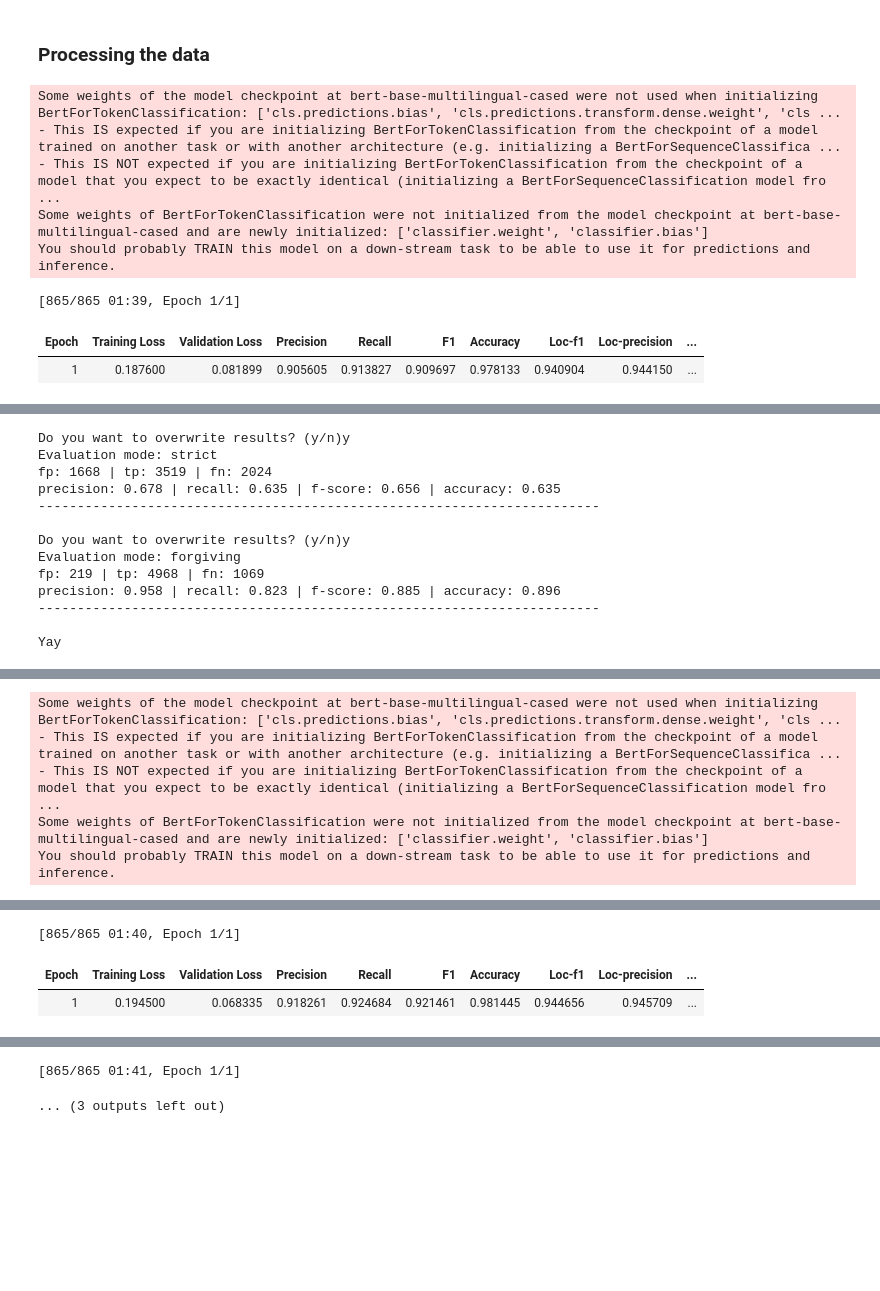
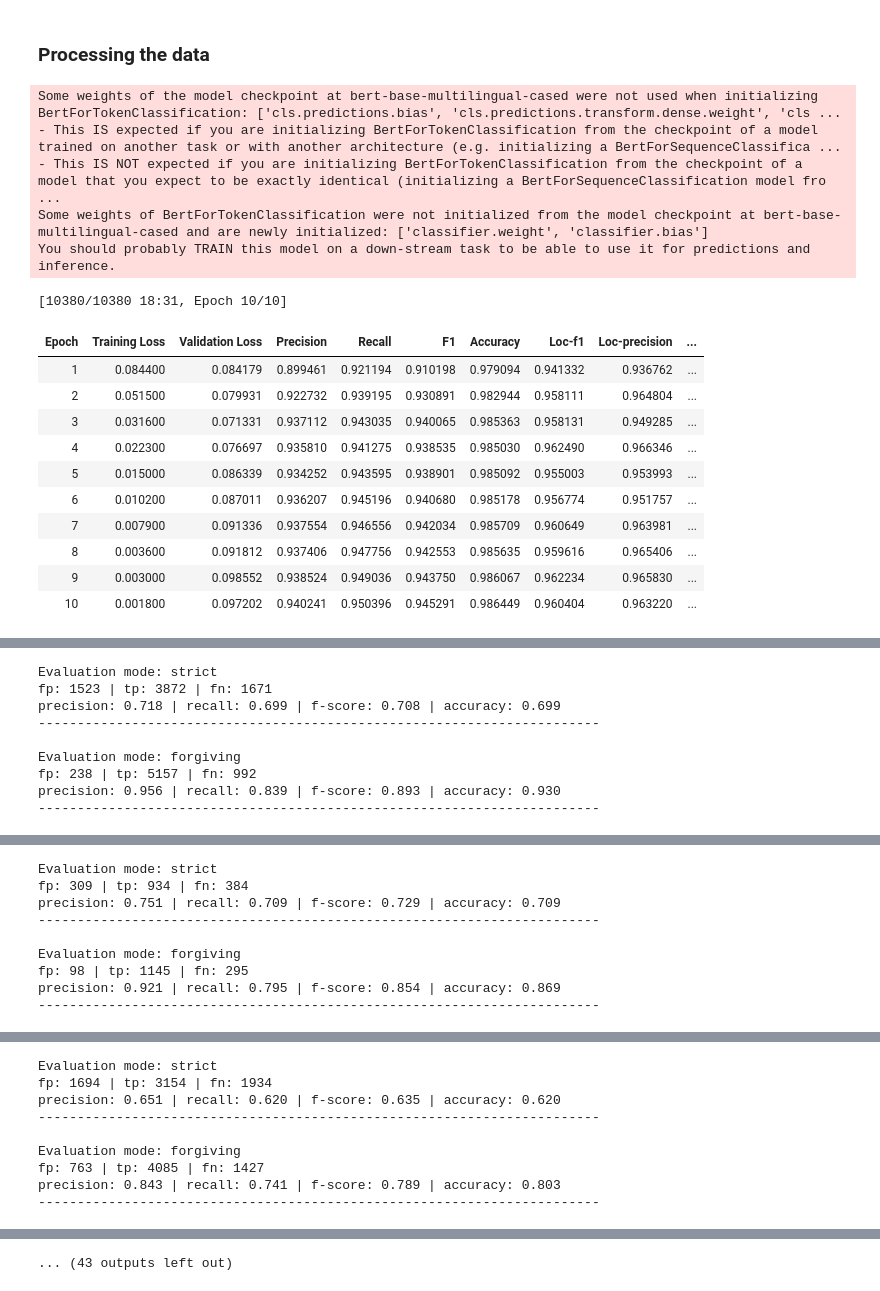
Before and after one commit to BernardWez/thesis, a Jupyter notebook: notebooks/experiments/mBERT/mBERT - fine-tuning (with cross validation).ipynb, the cells around one changed output, grey strips where cells are left out. Cells and saved outputs as stored; diff of their text form; code cells hidden in the pictures; blank space fills up the shorter version.

Commit message:
Run mBERT cross validation

```diff
--- a/notebooks/experiments/mBERT/mBERT - fine-tuning (with cross validation).ipynb
+++ b/notebooks/experiments/mBERT/mBERT - fine-tuning (with cross validation).ipynb
@@ -64,7 +64,7 @@ tokenized_dataset = all_data.map(tokenize_and_align_labels, batched=True)
 # %%
 from sklearn.model_selection import KFold
 # %%
-n = 3
+n = 5
 seed = 40
 kf = KFold(n_splits=n, random_state=seed, shuffle=True)
 # %%
@@ -109,7 +109,7 @@ args = TrainingArguments(
     learning_rate=2e-5,
     per_device_train_batch_size=batch_size,
     per_device_eval_batch_size=batch_size,
-    num_train_epochs=1,
+    num_train_epochs=10,
     weight_decay=0.01,
     load_best_model_at_end=True,
     metric_for_best_model="f1",
@@ -121,46 +121,51 @@ data_collator = DataCollatorForTokenClassification(tokenizer)
 
 for train_index, eval_index in kf.split(tokenized_dataset):
 
     train_data = tokenized_dataset.select(train_index)
     eval_data = tokenized_dataset.select(eval_index)
 
     model = AutoModelForTokenClassification.from_pretrained(model_checkpoint, num_labels=len(label_list))
 
     trainer = Trainer(model,
                       args,
                       train_dataset=train_data,
                       eval_dataset=eval_data,
                       data_collator=data_collator,
                       tokenizer=tokenizer,
                       compute_metrics=compute_metrics)
 
     trainer.add_callback(EarlyStoppingCallback(early_stopping_patience=3))
 
     trainer.train()
 
     cross_validation_mBERT(model, tokenizer, label_list, fold)
 
     fold += 1
 # %% [output]
 Some weights of the model checkpoint at bert-base-multilingual-cased were not used when initializing BertForTokenClassification: ['cls.predictions.bias', 'cls.predictions.transform.dense.weight', 'cls ...
 - This IS expected if you are initializing BertForTokenClassification from the checkpoint of a model trained on another task or with another architecture (e.g. initializing a BertForSequenceClassifica ...
 - This IS NOT expected if you are initializing BertForTokenClassification from the checkpoint of a model that you expect to be exactly identical (initializing a BertForSequenceClassification model fro ...
 Some weights of BertForTokenClassification were not initialized from the model checkpoint at bert-base-multilingual-cased and are newly initialized: ['classifier.weight', 'classifier.bias']
 You should probably TRAIN this model on a down-stream task to be able to use it for predictions and inference.
-[865/865 01:39, Epoch 1/1]
+[10380/10380 18:31, Epoch 10/10]
 | Epoch | Training Loss | Validation Loss | Precision | Recall | F1 | Accuracy | Loc-f1 | Loc-precision | ... |
-| 1 | 0.187600 | 0.081899 | 0.905605 | 0.913827 | 0.909697 | 0.978133 | 0.940904 | 0.944150 | ... |
+| 1 | 0.084400 | 0.084179 | 0.899461 | 0.921194 | 0.910198 | 0.979094 | 0.941332 | 0.936762 | ... |
+| 2 | 0.051500 | 0.079931 | 0.922732 | 0.939195 | 0.930891 | 0.982944 | 0.958111 | 0.964804 | ... |
+| 3 | 0.031600 | 0.071331 | 0.937112 | 0.943035 | 0.940065 | 0.985363 | 0.958131 | 0.949285 | ... |
+| 4 | 0.022300 | 0.076697 | 0.935810 | 0.941275 | 0.938535 | 0.985030 | 0.962490 | 0.966346 | ... |
+| 5 | 0.015000 | 0.086339 | 0.934252 | 0.943595 | 0.938901 | 0.985092 | 0.955003 | 0.953993 | ... |
+| 6 | 0.010200 | 0.087011 | 0.936207 | 0.945196 | 0.940680 | 0.985178 | 0.956774 | 0.951757 | ... |
+| 7 | 0.007900 | 0.091336 | 0.937554 | 0.946556 | 0.942034 | 0.985709 | 0.960649 | 0.963981 | ... |
+| 8 | 0.003600 | 0.091812 | 0.937406 | 0.947756 | 0.942553 | 0.985635 | 0.959616 | 0.965406 | ... |
+| 9 | 0.003000 | 0.098552 | 0.938524 | 0.949036 | 0.943750 | 0.986067 | 0.962234 | 0.965830 | ... |
+| 10 | 0.001800 | 0.097202 | 0.940241 | 0.950396 | 0.945291 | 0.986449 | 0.960404 | 0.963220 | ... |
 [interactive output not drawn]
-Do you want to overwrite results? (y/n)y
 Evaluation mode: strict
-fp: 1668 | tp: 3519 | fn: 2024
-precision: 0.678 | recall: 0.635 | f-score: 0.656 | accuracy: 0.635
+fp: 1523 | tp: 3872 | fn: 1671
+precision: 0.718 | recall: 0.699 | f-score: 0.708 | accuracy: 0.699
 ------------------------------------------------------------------------
 
-Do you want to overwrite results? (y/n)y
 Evaluation mode: forgiving
-fp: 219 | tp: 4968 | fn: 1069
-precision: 0.958 | recall: 0.823 | f-score: 0.885 | accuracy: 0.896
+fp: 238 | tp: 5157 | fn: 992
+precision: 0.956 | recall: 0.839 | f-score: 0.893 | accuracy: 0.930
 ------------------------------------------------------------------------
-
-Yay
@@ -167,5 +173,9 @@ Yay
-Some weights of the model checkpoint at bert-base-multilingual-cased were not used when initializing BertForTokenClassification: ['cls.predictions.bias', 'cls.predictions.transform.dense.weight', 'cls ...
-- This IS expected if you are initializing BertForTokenClassification from the checkpoint of a model trained on another task or with another architecture (e.g. initializing a BertForSequenceClassifica ...
-- This IS NOT expected if you are initializing BertForTokenClassification from the checkpoint of a model that you expect to be exactly identical (initializing a BertForSequenceClassification model fro ...
-Some weights of BertForTokenClassification were not initialized from the model checkpoint at bert-base-multilingual-cased and are newly initialized: ['classifier.weight', 'classifier.bias']
-You should probably TRAIN this model on a down-stream task to be able to use it for predictions and inference.
+Evaluation mode: strict
+fp: 309 | tp: 934 | fn: 384
+precision: 0.751 | recall: 0.709 | f-score: 0.729 | accuracy: 0.709
+------------------------------------------------------------------------
+
+Evaluation mode: forgiving
+fp: 98 | tp: 1145 | fn: 295
+precision: 0.921 | recall: 0.795 | f-score: 0.854 | accuracy: 0.869
+------------------------------------------------------------------------
@@ -172,3 +183,9 @@ You should probably TRAIN this model on a down-stream task to be able to use it
-[865/865 01:40, Epoch 1/1]
+Evaluation mode: strict
+fp: 1694 | tp: 3154 | fn: 1934
+precision: 0.651 | recall: 0.620 | f-score: 0.635 | accuracy: 0.620
+------------------------------------------------------------------------
+
+Evaluation mode: forgiving
+fp: 763 | tp: 4085 | fn: 1427
+precision: 0.843 | recall: 0.741 | f-score: 0.789 | accuracy: 0.803
+------------------------------------------------------------------------
-| Epoch | Training Loss | Validation Loss | Precision | Recall | F1 | Accuracy | Loc-f1 | Loc-precision | ... |
-| 1 | 0.194500 | 0.068335 | 0.918261 | 0.924684 | 0.921461 | 0.981445 | 0.944656 | 0.945709 | ... |
@@ -191,5 +204,4 @@ Some weights of the model checkpoint at bert-base-multilingual-cased were not us
 - This IS NOT expected if you are initializing BertForTokenClassification from the checkpoint of a model that you expect to be exactly identical (initializing a BertForSequenceClassification model fro ...
 Some weights of BertForTokenClassification were not initialized from the model checkpoint at bert-base-multilingual-cased and are newly initialized: ['classifier.weight', 'classifier.bias']
 You should probably TRAIN this model on a down-stream task to be able to use it for predictions and inference.
-[865/865 01:41, Epoch 1/1]
+... (43 outputs left out)
-... (3 outputs left out)
```
Also changed, not shown: parts of 24 cells of this notebook, 3 other files.
